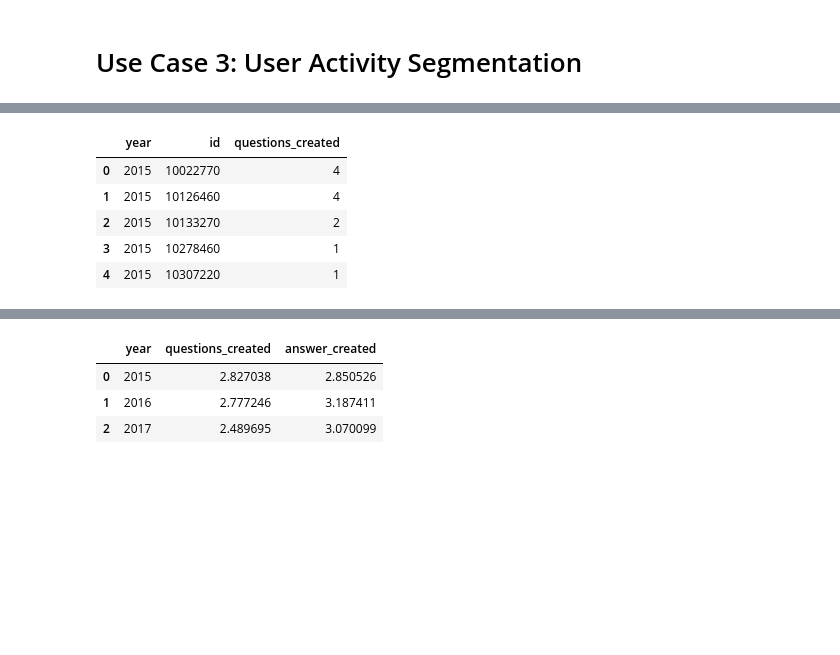
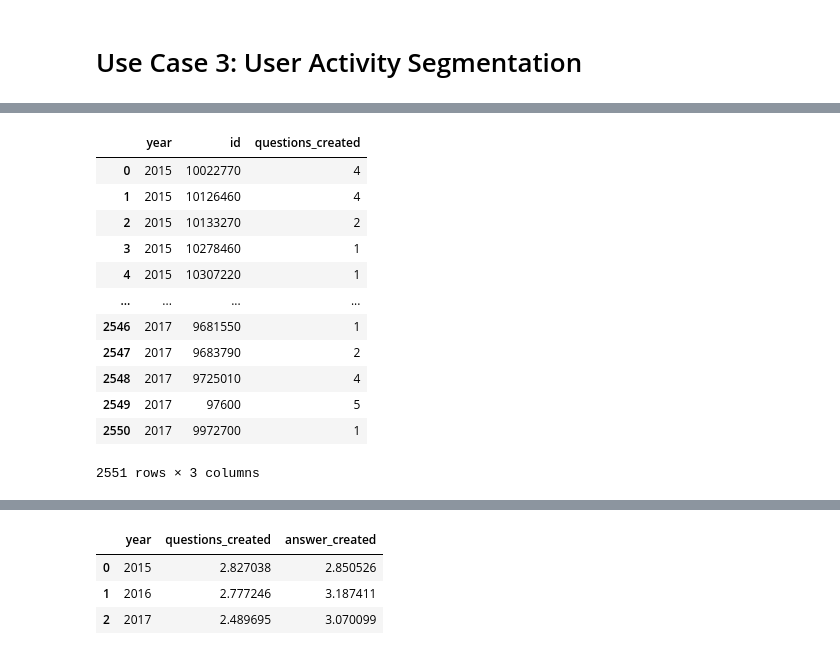
Before and after one commit to farisazizy/FinalExam-GIGIH, a Jupyter notebook: GG3DAUP0032_Python.ipynb, the cells around one changed output, grey strips where cells are left out. Saved outputs shown, nothing was run; the diff lists cells and outputs as text; code cells hidden in the pictures; blank space fills up the shorter version.

```diff
--- a/GG3DAUP0032_Python.ipynb
+++ b/GG3DAUP0032_Python.ipynb
@@ -305,18 +305,25 @@ data3.head()
 # %%
 # Calculate total posts (questions) per user per year
 
 user_activity_question = data3[data3['question_owner_user_id'] != '0']
 user_activity_question = user_activity_question.groupby(['year', 'question_owner_user_id'])['question_id'].count().reset_index()
 user_activity_question.rename(columns={'question_owner_user_id': 'id', 'question_id': 'questions_created'}, inplace=True)
 
-user_activity_question.head()
+user_activity_question
 # %% [output]
 |  | year | id | questions_created |
 | 0 | 2015 | 10022770 | 4 |
 | 1 | 2015 | 10126460 | 4 |
 | 2 | 2015 | 10133270 | 2 |
 | 3 | 2015 | 10278460 | 1 |
 | 4 | 2015 | 10307220 | 1 |
+| ... | ... | ... | ... |
+| 2546 | 2017 | 9681550 | 1 |
+| 2547 | 2017 | 9683790 | 2 |
+| 2548 | 2017 | 9725010 | 4 |
+| 2549 | 2017 | 97600 | 5 |
+| 2550 | 2017 | 9972700 | 1 |
+2551 rows × 3 columns
 # %%
 # Calculate total posts (answer) per user per year
 
```
Also changed, not shown: parts of 6 cells of this notebook.
